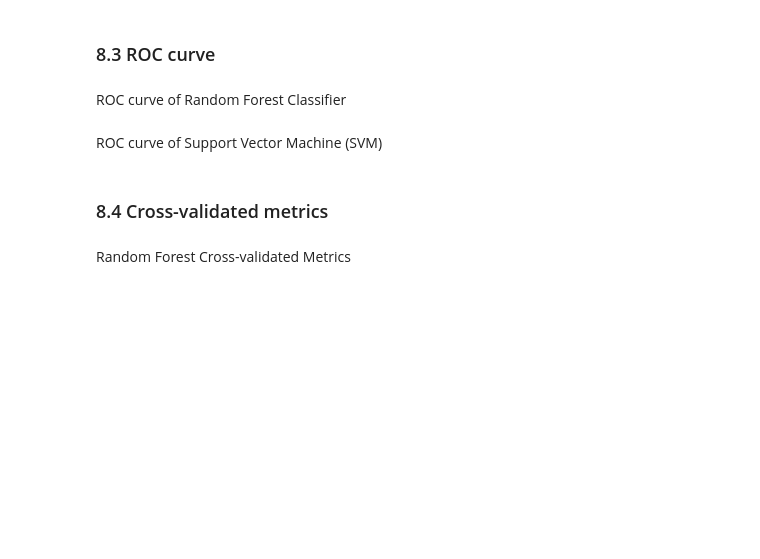
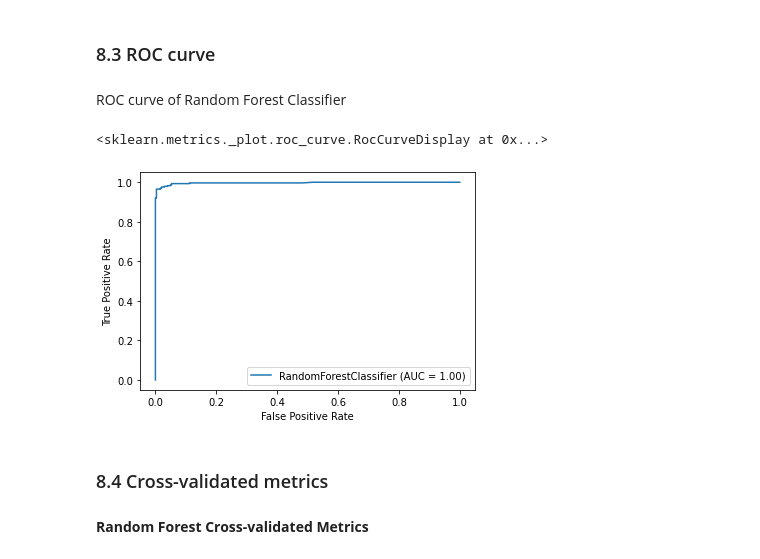
Before and after one commit to TheJokeRxDC/Indian-General-Elections-2019-Data-Analysis-And-Predictions-Using-Machine-Learning, a Jupyter notebook: indian-general-elections-2019-data-analysis-and-predictions-using-machine-learning.ipynb, the cells around one changed output. Cells and saved outputs as stored; diff of their text form; code cells hidden in the pictures; blank space fills up the shorter version.

```diff
--- a/indian-general-elections-2019-data-analysis-and-predictions-using-machine-learning.ipynb
+++ b/indian-general-elections-2019-data-analysis-and-predictions-using-machine-learning.ipynb
@@ -918,10 +847,0 @@ Tuning K-Nearest Neighbor
-# %%
-knn_grid_gs = {"n_neighbors" : np.arange(1,50)}
-knn_gs = GridSearchCV(KNeighborsClassifier(),
-                            param_grid=knn_grid_gs,
-                            cv=10,
-                            verbose=True,
-                            n_jobs=-1)
-knn_gs.fit(X_train, y_train)
-print("Model Score : ", knn_gs.score(X_test, y_test))
-print("10-Fold Cross Validated Score : ", np.mean(cross_val_score(knn_gs, X_test, y_test, cv=10, n_jobs=-1)))
@@ -999,8 +950,9 @@ plot_roc_curve(random_forest_gs, X_test, y_test)
-# %% [markdown]
-ROC curve of Support Vector Machine (SVM)
 # %%
-plot_roc_curve(svc_gs, X_test, y_test)
+plot_roc_curve(final_model, X_test, y_test)
+# %% [output]
+<sklearn.metrics._plot.roc_curve.RocCurveDisplay at 0x...>
+[figure, added]
 # %% [markdown]
 ### 8.4 Cross-validated metrics
 # %% [markdown]
-Random Forest Cross-validated Metrics
+**Random Forest Cross-validated Metrics**
```
Also changed, not shown: parts of 49 cells of this notebook.
